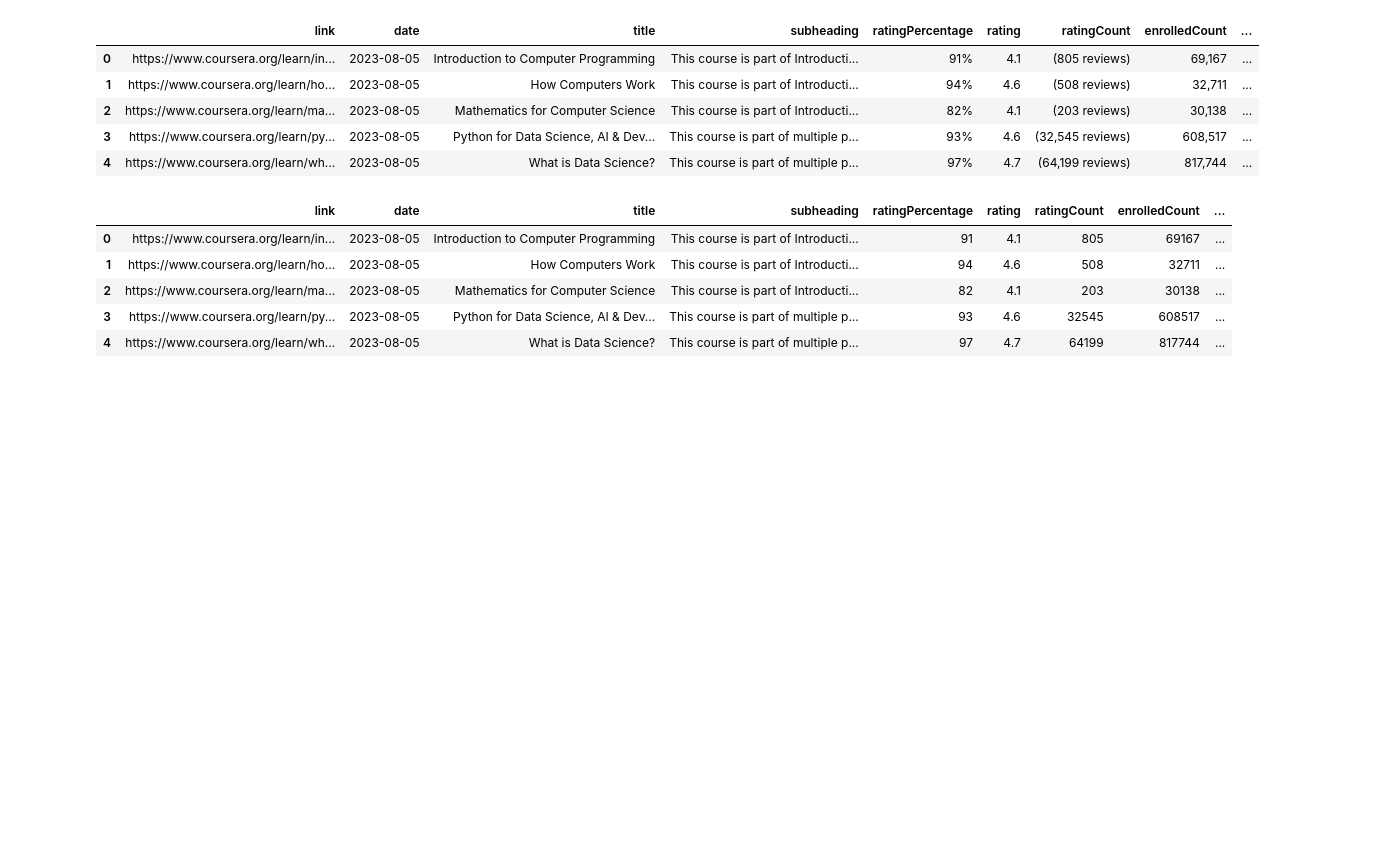
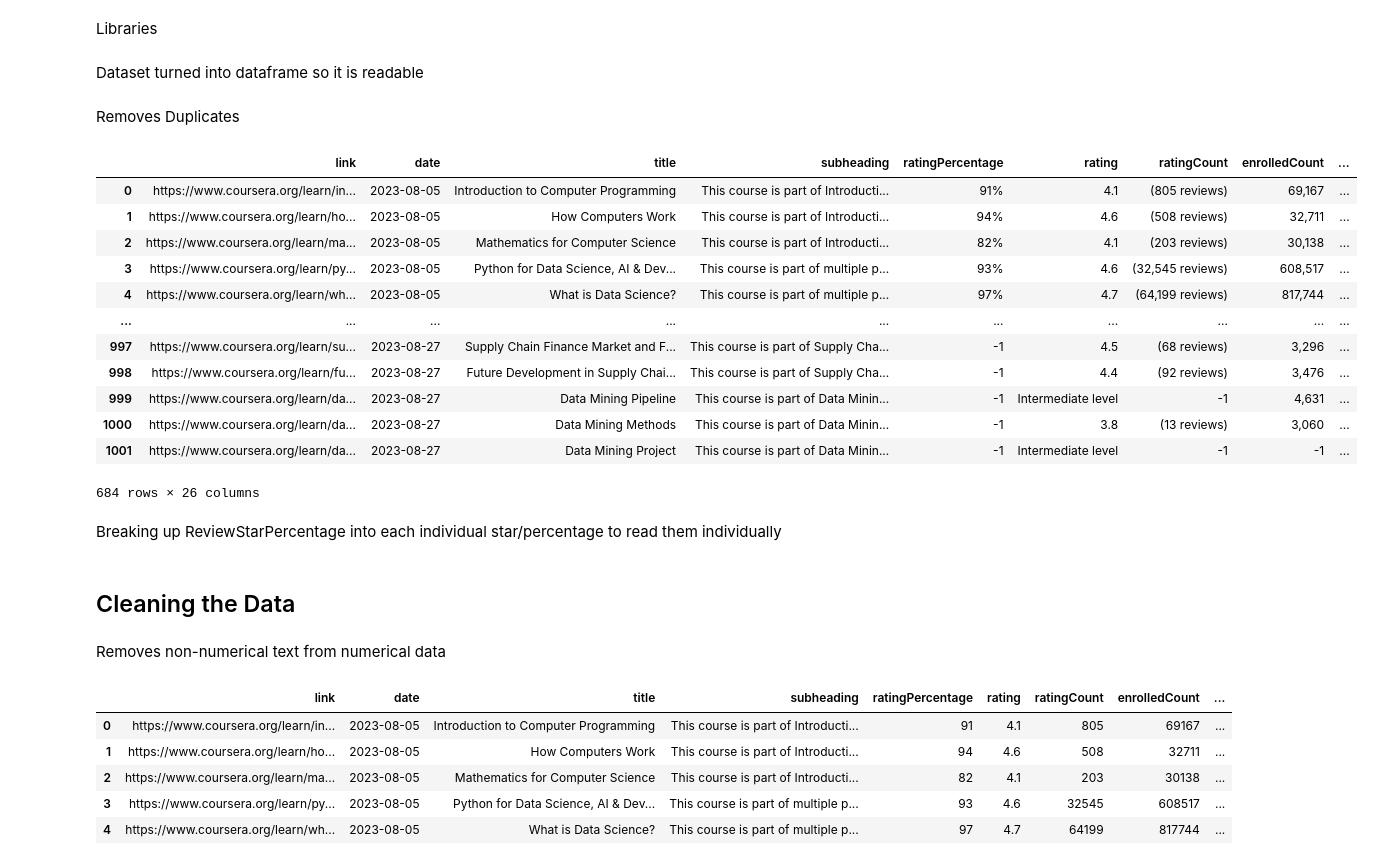
Before and after one commit to danielachacon/coursera, a Jupyter notebook: courserav2.ipynb, the cells around one changed output. Drawn from its saved outputs; the diff is of its cells as text; code cells hidden in the pictures; blank space fills up the shorter version.

```diff
--- a/courserav2.ipynb
+++ b/courserav2.ipynb
@@ -1,20 +7,37 @@
+# %% [markdown]
+Libraries
 # %%
 import numpy as np
 import pandas as pd
 from matplotlib import pyplot as plt
 import plotly.express as px
+# %% [markdown]
+Dataset turned into dataframe so it is readable
 # %%
 raw_coursera = pd.read_json('courseInfov2.JSON')
 pd.set_option('display.max_columns', None)
-
-raw_coursera.head()
-# %% [output]
-|  | link | date | title | subheading | ratingPercentage | rating | ratingCount | enrolledCount | ... |
-| 0 | https://www.coursera.org/learn/in... | 2023-08-05 | Introduction to Computer Programming | This course is part of Introducti... | 91% | 4.1 | (805 reviews) | 69,167 | ... |
-| 1 | https://www.coursera.org/learn/ho... | 2023-08-05 | How Computers Work | This course is part of Introducti... | 94% | 4.6 | (508 reviews) | 32,711 | ... |
-| 2 | https://www.coursera.org/learn/ma... | 2023-08-05 | Mathematics for Computer Science | This course is part of Introducti... | 82% | 4.1 | (203 reviews) | 30,138 | ... |
-| 3 | https://www.coursera.org/learn/py... | 2023-08-05 | Python for Data Science, AI & Dev... | This course is part of multiple p... | 93% | 4.6 | (32,545 reviews) | 608,517 | ... |
-| 4 | https://www.coursera.org/learn/wh... | 2023-08-05 | What is Data Science? | This course is part of multiple p... | 97% | 4.7 | (64,199 reviews) | 817,744 | ... |
+# %% [markdown]
+Removes Duplicates
+# %%
+raw_coursera['partners'] = raw_coursera['partners'].apply(tuple)
+
+raw_coursera.drop_duplicates(subset=["title", "partners"], keep='first')
+# %% [output]
+|  | link | date | title | subheading | ratingPercentage | rating | ratingCount | enrolledCount | ... |
+| 0 | https://www.coursera.org/learn/in... | 2023-08-05 | Introduction to Computer Programming | This course is part of Introducti... | 91% | 4.1 | (805 reviews) | 69,167 | ... |
+| 1 | https://www.coursera.org/learn/ho... | 2023-08-05 | How Computers Work | This course is part of Introducti... | 94% | 4.6 | (508 reviews) | 32,711 | ... |
+| 2 | https://www.coursera.org/learn/ma... | 2023-08-05 | Mathematics for Computer Science | This course is part of Introducti... | 82% | 4.1 | (203 reviews) | 30,138 | ... |
+| 3 | https://www.coursera.org/learn/py... | 2023-08-05 | Python for Data Science, AI & Dev... | This course is part of multiple p... | 93% | 4.6 | (32,545 reviews) | 608,517 | ... |
+| 4 | https://www.coursera.org/learn/wh... | 2023-08-05 | What is Data Science? | This course is part of multiple p... | 97% | 4.7 | (64,199 reviews) | 817,744 | ... |
+| ... | ... | ... | ... | ... | ... | ... | ... | ... | ... |
+| 997 | https://www.coursera.org/learn/su... | 2023-08-27 | Supply Chain Finance Market and F... | This course is part of Supply Cha... | -1 | 4.5 | (68 reviews) | 3,296 | ... |
+| 998 | https://www.coursera.org/learn/fu... | 2023-08-27 | Future Development in Supply Chai... | This course is part of Supply Cha... | -1 | 4.4 | (92 reviews) | 3,476 | ... |
+| 999 | https://www.coursera.org/learn/da... | 2023-08-27 | Data Mining Pipeline | This course is part of Data Minin... | -1 | Intermediate level | -1 | 4,631 | ... |
+| 1000 | https://www.coursera.org/learn/da... | 2023-08-27 | Data Mining Methods | This course is part of Data Minin... | -1 | 3.8 | (13 reviews) | 3,060 | ... |
+| 1001 | https://www.coursera.org/learn/da... | 2023-08-27 | Data Mining Project | This course is part of Data Minin... | -1 | Intermediate level | -1 | -1 | ... |
+684 rows × 26 columns
+# %% [markdown]
+Breaking up ReviewStarPercentage into each individual star/percentage to read them individually
 # %%
 myDict = {
     'reviewStarPercentage': raw_coursera['reviewStarPercentage']
@@ -52,5 +75,9 @@ raw_coursera['fourStarReviewPercentage'] = fourStarList
 raw_coursera['threeStarReviewPercentage'] = threeStarList
 raw_coursera['twoStarReviewPercentage'] = twoStarList
 raw_coursera['oneStarReviewPercentage'] = oneStarList
+# %% [markdown]
+## Cleaning the Data
+# %% [markdown]
+Removes non-numerical text from numerical data
 # %%
 coursera = raw_coursera.copy(deep=True)
```
Also changed, not shown: parts of 153 cells of this notebook.
